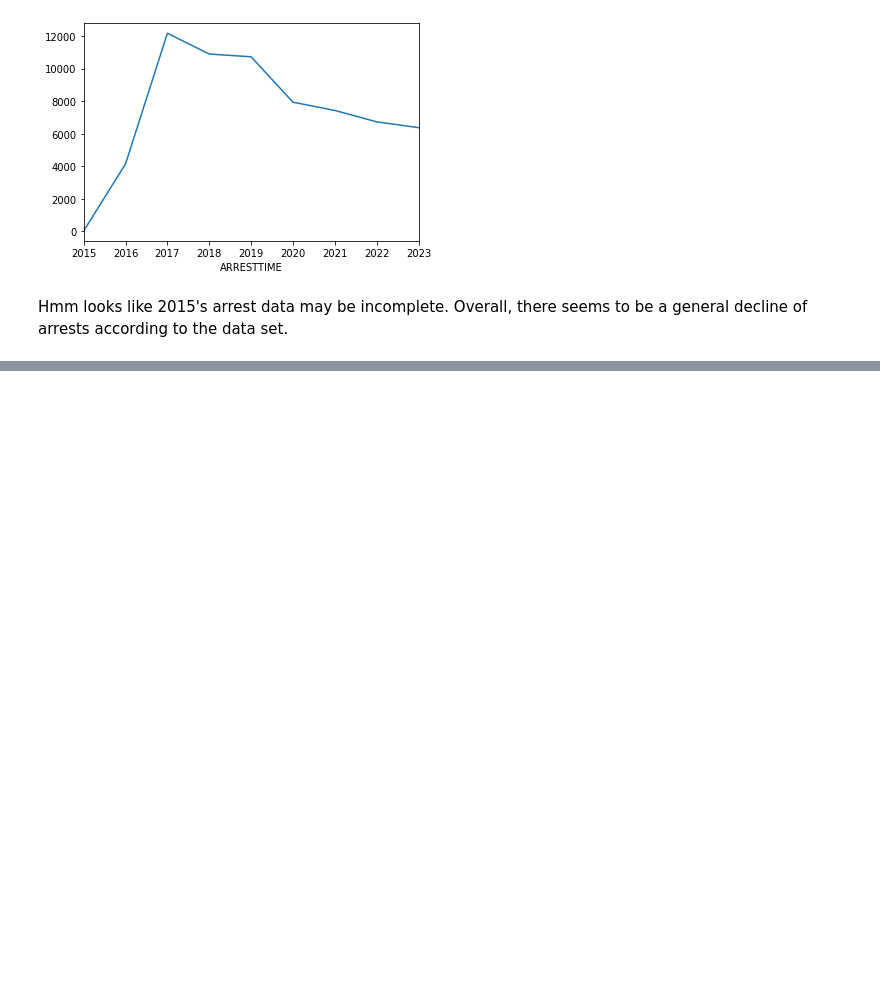
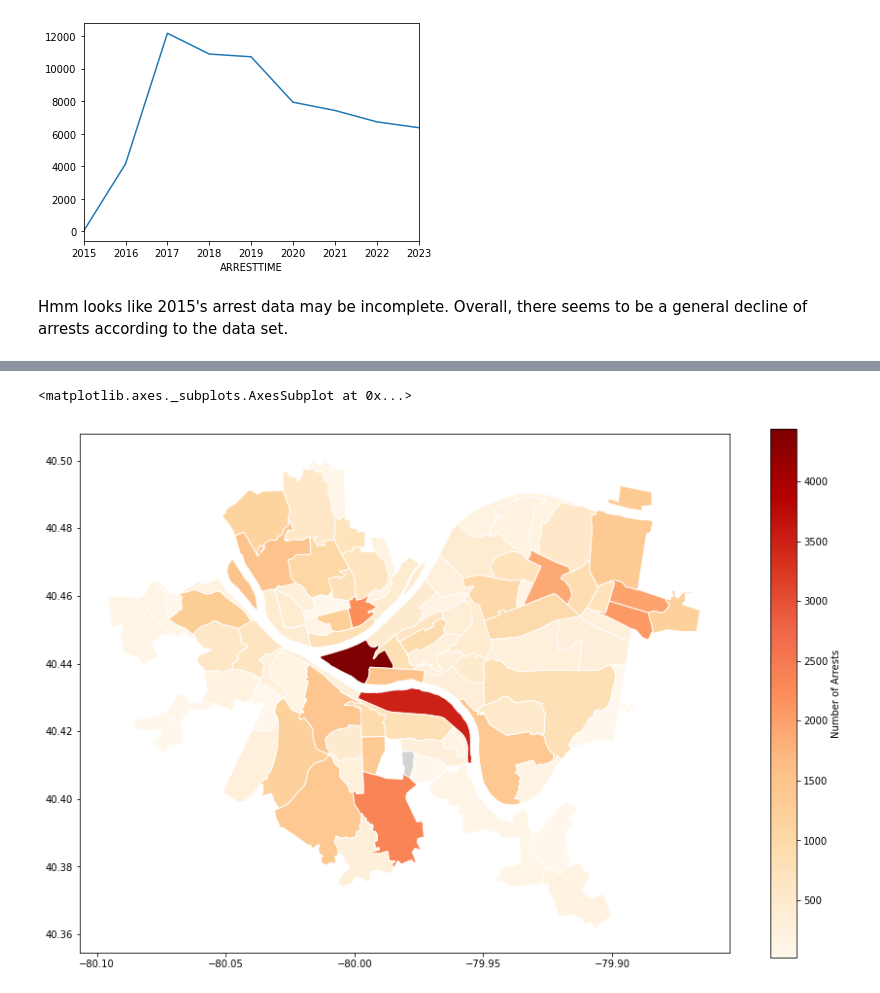
Before and after one commit to Things101/Best-Neighborhood-Pitt, a Jupyter notebook: Police Arrest (IRJ11).ipynb, the cells around one changed output, grey strips where cells are left out. Saved outputs shown, nothing was run; the diff lists cells and outputs as text; code cells hidden in the pictures; blank space fills up the shorter version.

```diff
--- a/Police Arrest (IRJ11).ipynb
+++ b/Police Arrest (IRJ11).ipynb
@@ -13,7 +13,7 @@ import geopandas
 import seaborn as sb
 # %%
 # load csv file with index column as a date
-data = pd.read_csv("arrests.csv",
+data = pd.read_csv("Data/arrests.csv",
                            index_col="ARRESTTIME",
                            parse_dates=True)
 # %% [markdown]
@@ -53,0 +64,3 @@ Hmm looks like 2015's arrest data may be incomplete. Overall, there seems to be
+# %%
+num_arrest = data['INCIDENTNEIGHBORHOOD'].value_counts().sort_values(ascending=False).rename_axis('neighborhood').reset_index(name='Number of Arrests')
+num_arrest.head(10)
@@ -53,0 +81,4 @@ Hmm looks like 2015's arrest data may be incomplete. Overall, there seems to be
+# %%
+arrest_map = neighborhoods.merge(num_arrest, how='left', left_on='hood', right_on='neighborhood')
+# look at the head to confirm it merged correctly
+arrest_map[['hood','Number of Arrests','geometry']].head()
@@ -53,0 +92,12 @@ Hmm looks like 2015's arrest data may be incomplete. Overall, there seems to be
+# %%
+arrest_map.plot(column='Number of Arrests', # set the data to be used for coloring
+               cmap='OrRd',              # choose a color palette
+               edgecolor="white",        # outline the districts in white
+               legend=True,              # show the legend
+               legend_kwds={'label': "Number of Arrests"}, # label the legend
+               figsize=(15, 10),         # set the size
+               missing_kwds={"color": "lightgrey"} # set disctricts with no data to gray
+               )
+# %% [output]
+<matplotlib.axes._subplots.AxesSubplot at 0x...>
+[figure, added]
```
Also changed, not shown: parts of 10 cells of this notebook.
